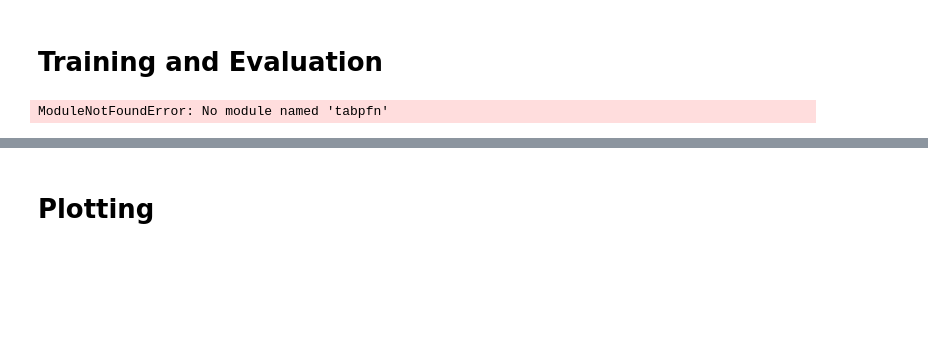
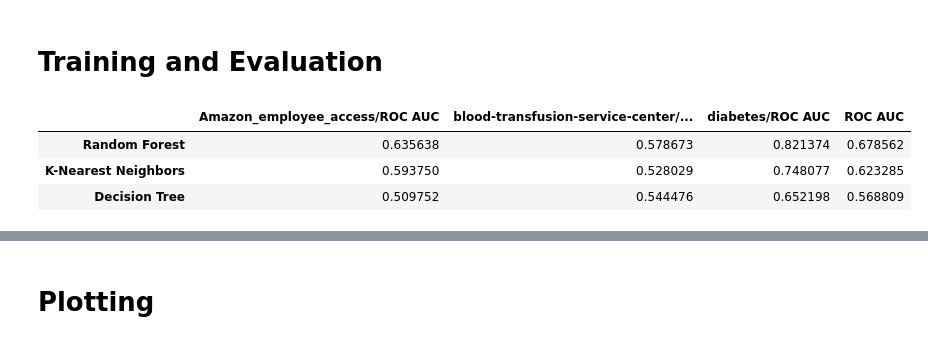
Before and after one commit to sgobbi/Neuralk_NanoTabFPN, a Jupyter notebook: experiment.ipynb, the cells around one changed output, grey strips where cells are left out. Drawn from its saved outputs; the diff is of its cells as text; code cells hidden in the pictures; blank space fills up the shorter version.

Commit message:
[ADDED] baseline training run

```diff
--- a/experiment.ipynb
+++ b/experiment.ipynb
@@ -320,18 +320,18 @@ from sklearn.tree import DecisionTreeClassifier
 from sklearn.neighbors import KNeighborsClassifier
 from sklearn.ensemble import RandomForestClassifier
 from tabpfn import TabPFNClassifier
-from tabpfn.config import ModelInterfaceConfig, PreprocessorConfig
+#from tabpfn.config import ModelInterfaceConfig, PreprocessorConfig
 
 
-no_preprocessing_inference_config = ModelInterfaceConfig(
-    FINGERPRINT_FEATURE=False,
-    PREPROCESS_TRANSFORMS=[PreprocessorConfig(name='none')]
-)
+#no_preprocessing_inference_config = ModelInterfaceConfig(
+#    FINGERPRINT_FEATURE=False,
+#   PREPROCESS_TRANSFORMS=[PreprocessorConfig(name='none')]
+#)
+#"TabPFN v2": [TabPFNClassifier(random_state=i) for i in range(n_seeds)], a rajouter dans la liste des modeles a tester
 
 n_seeds = len(SEEDS)
 baseline_models = {
-    "TabPFN v2": [TabPFNClassifier(random_state=i) for i in range(n_seeds)],
-    "TabPFN v2 (no preprocessing)": [TabPFNClassifier(inference_config=no_preprocessing_inference_config, n_estimators=1, random_state=i) for i in range(n_seeds)],
+
     "Random Forest": [RandomForestClassifier(random_state=i) for i in range(n_seeds)],
     "K-Nearest Neighbors": [KNeighborsClassifier()],
     "Decision Tree": [DecisionTreeClassifier(random_state=i) for i in range(n_seeds)],
@@ -357,6 +357,11 @@ baselines = pd.DataFrame({
 baselines_std = pd.DataFrame({
     name: apply_aggregation(models, np.std) for name, models in baseline_models_eval.items()
 }).T
-# %% [output]
-ModuleNotFoundError: No module named 'tabpfn'
+# %%
+baselines.head()
+# %% [output]
+|  | Amazon_employee_access/ROC AUC | blood-transfusion-service-center/... | diabetes/ROC AUC | ROC AUC |
+| Random Forest | 0.635638 | 0.578673 | 0.821374 | 0.678562 |
+| K-Nearest Neighbors | 0.593750 | 0.528029 | 0.748077 | 0.623285 |
+| Decision Tree | 0.509752 | 0.544476 | 0.652198 | 0.568809 |
 # %%
```
Also changed, not shown: parts of 3 cells of this notebook, 1 other file.
